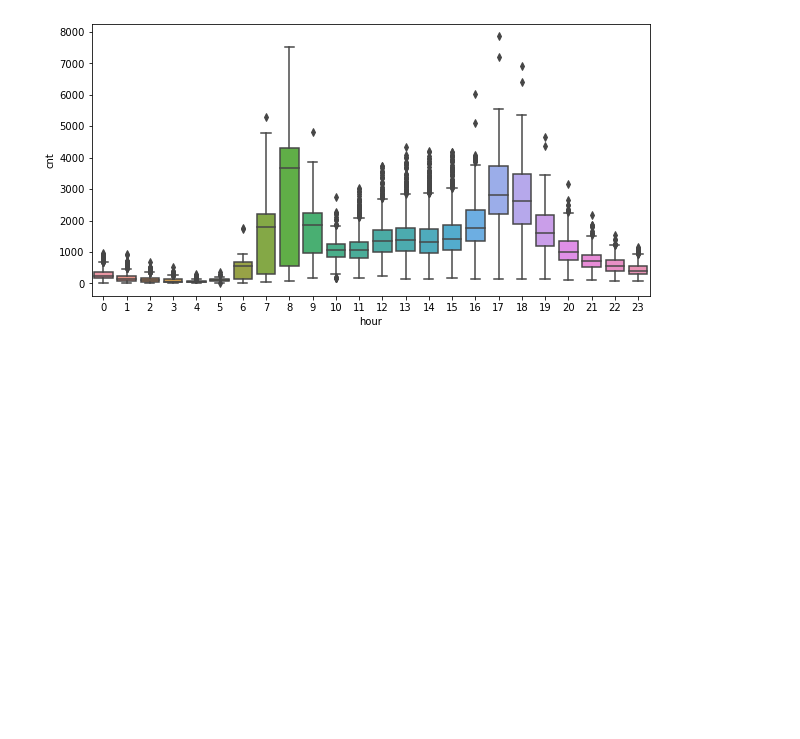
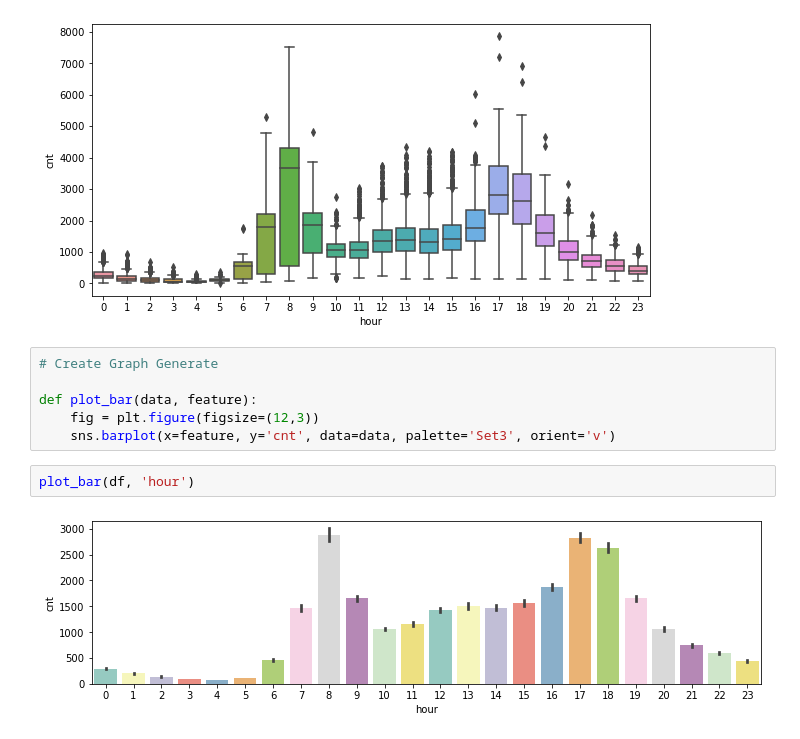
Before and after one commit to SBIK1219/CodingTest, a Jupyter notebook: London.ipynb, the cells around one changed output. Cells and saved outputs as stored; diff of their text form; blank space fills up the shorter version.

```diff
--- a/London.ipynb
+++ b/London.ipynb
@@ -142,3 +142,13 @@ sns.boxplot(df['hour'],df['cnt'])
 # %% [output]
 <AxesSubplot:xlabel='hour', ylabel='cnt'>
 [figure]
+# %%
+# Create Graph Generate
+
+def plot_bar(data, feature):
+    fig = plt.figure(figsize=(12,3))
+    sns.barplot(x=feature, y='cnt', data=data, palette='Set3', orient='v')
+# %%
+plot_bar(df, 'hour')
+# %% [output]
+[figure, added]
```
Also changed, not shown: parts of 25 cells of this notebook.
